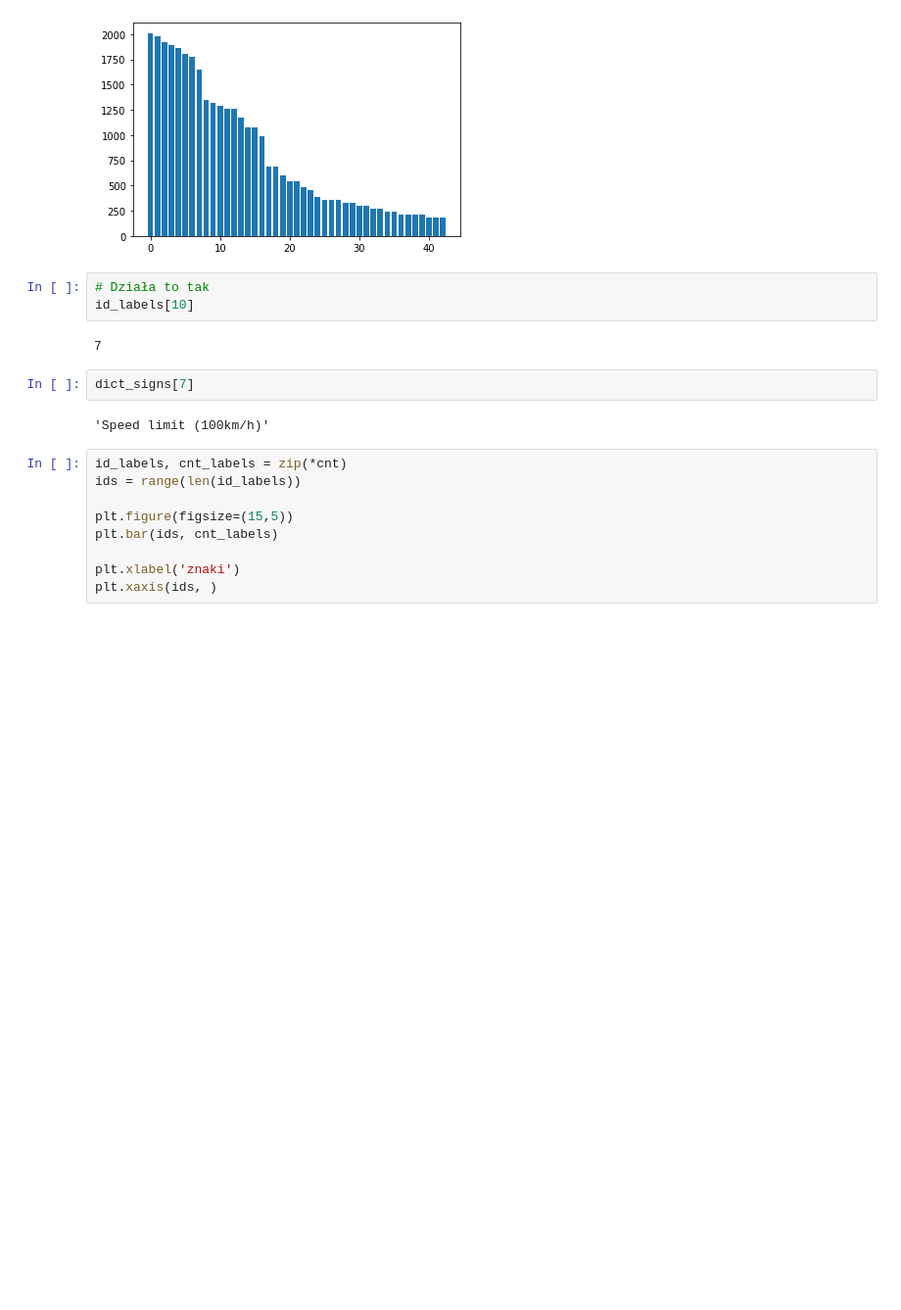
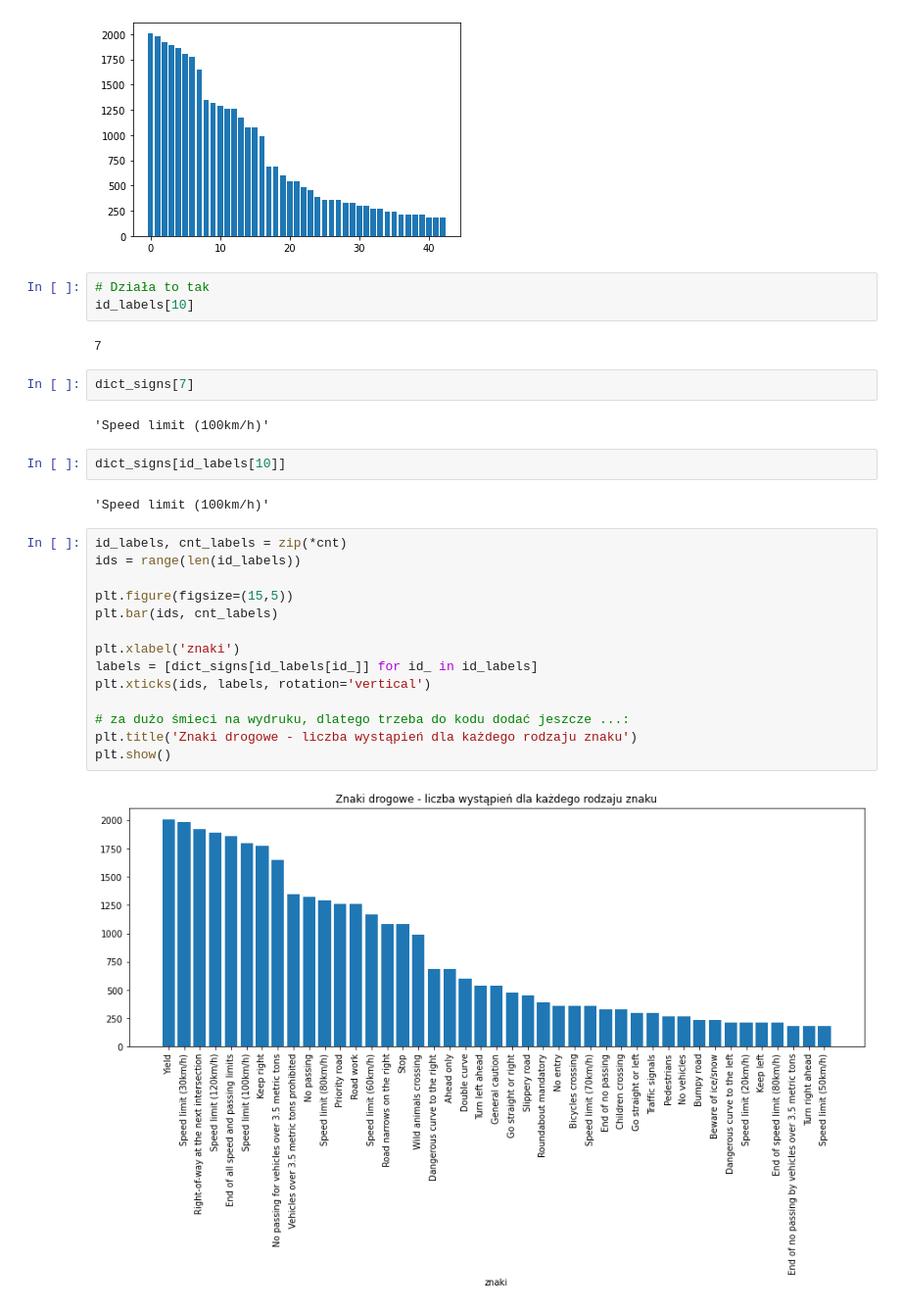
Before and after one commit to SebastianMichalMaciejewski/dw_matrix_road, a Jupyter notebook: day1_2.ipynb, the cells around one changed output. Shown at 98% size. Cells and saved outputs as stored; diff of their text form; blank space fills up the shorter version.

```diff
--- a/day1_2.ipynb
+++ b/day1_2.ipynb
@@ -270,12 +270,23 @@ id_labels[10]
 dict_signs[7]
 # %% [output]
 'Speed limit (100km/h)'
+# %%
+dict_signs[id_labels[10]]
+# %% [output]
+'Speed limit (100km/h)'
 # %%
 id_labels, cnt_labels = zip(*cnt)
 ids = range(len(id_labels))
 
 plt.figure(figsize=(15,5))
 plt.bar(ids, cnt_labels)
 
 plt.xlabel('znaki')
-plt.xaxis(ids, )
+labels = [dict_signs[id_labels[id_]] for id_ in id_labels]
+plt.xticks(ids, labels, rotation='vertical')
+
+# za dużo śmieci na wydruku, dlatego trzeba do kodu dodać jeszcze ...:
+plt.title('Znaki drogowe - liczba wystąpień dla każdego rodzaju znaku')
+plt.show()
+# %% [output]
+[figure, added]
```
